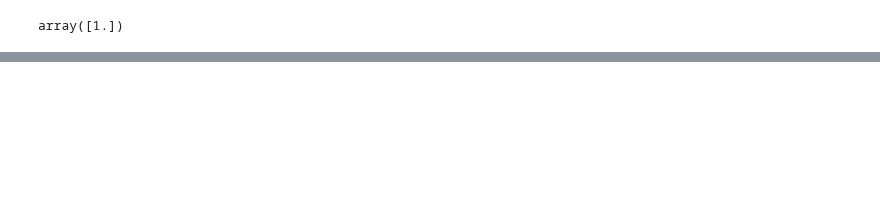
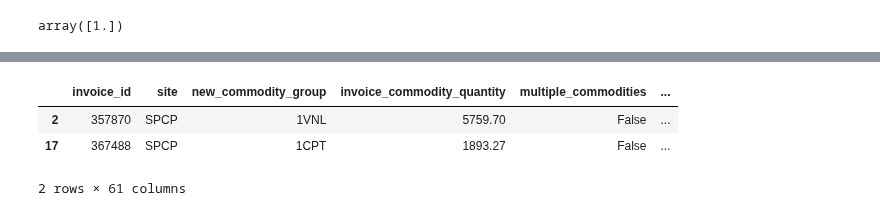
Before and after one commit to Zhuwaki/diverzify_freight_analysis, a Jupyter notebook: notebooks/nigel/analysis_of_loss_sites.ipynb, the cells around one changed output, grey strips where cells are left out. Saved outputs shown, nothing was run; the diff lists cells and outputs as text; code cells hidden in the pictures; blank space fills up the shorter version.

```diff
--- a/notebooks/nigel/analysis_of_loss_sites.ipynb
+++ b/notebooks/nigel/analysis_of_loss_sites.ipynb
@@ -161,0 +142,7 @@ plt.show()
+# %%
+df.head(2)
+# %% [output]
+|  | invoice_id | site | new_commodity_group | invoice_commodity_quantity | multiple_commodities | ... |
+| 2 | 357870 | SPCP | 1VNL | 5759.70 | False | ... |
+| 17 | 367488 | SPCP | 1CPT | 1893.27 | False | ... |
+2 rows × 61 columns
```
Also changed, not shown: parts of 7 cells of this notebook, 3 other files.
